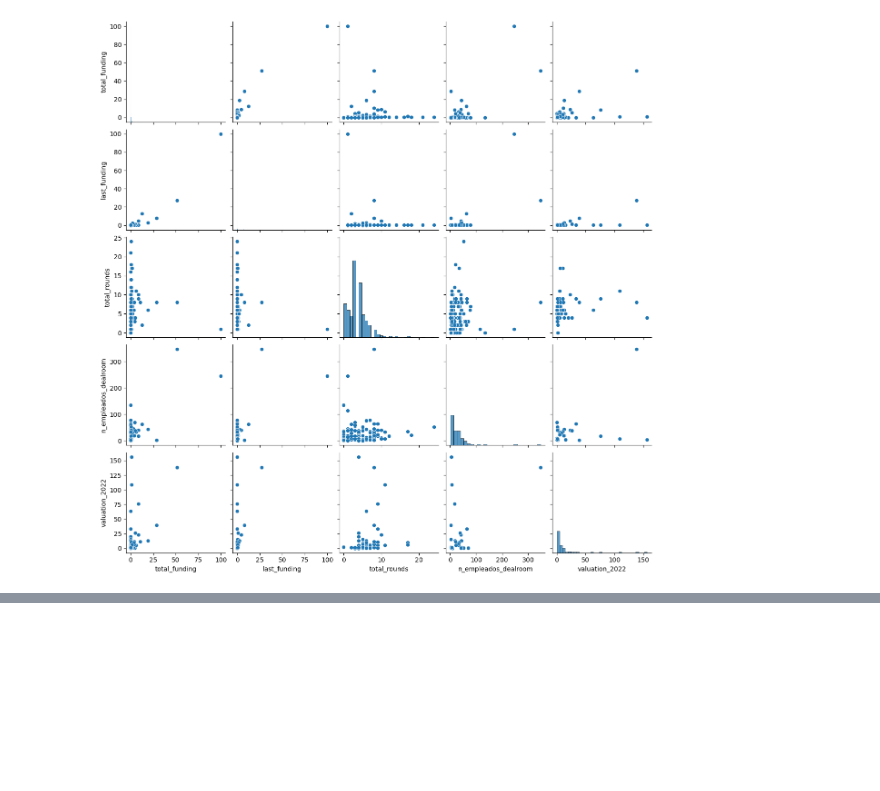
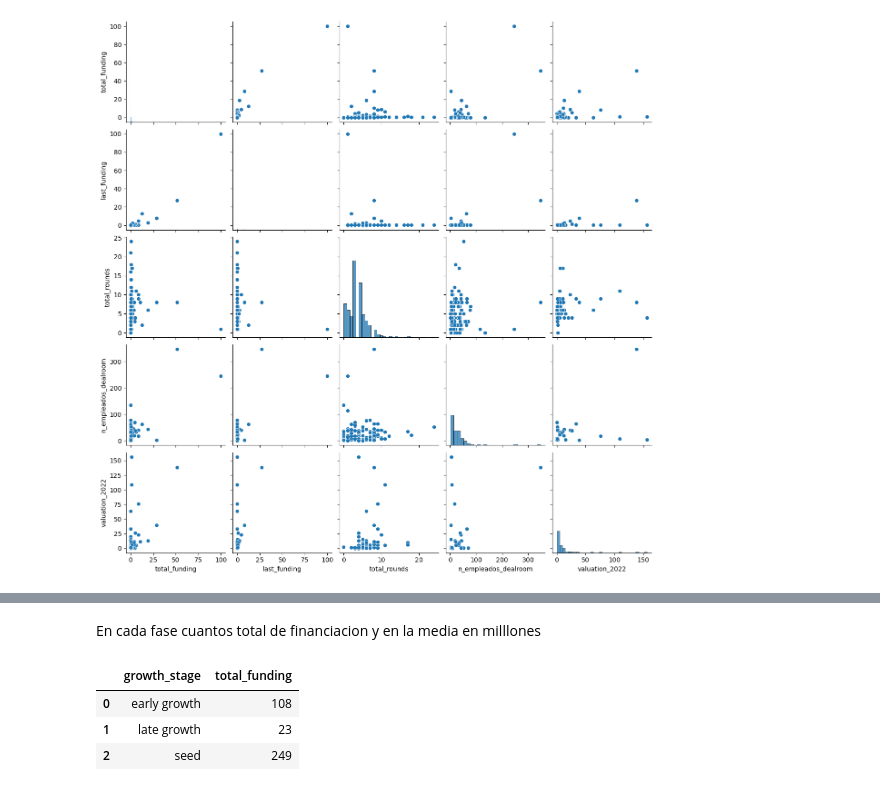
Before and after one commit to unaimleal/spri_reto_07_morado, a Jupyter notebook: Análsis descriptivo.ipynb, the cells around one changed output, grey strips where cells are left out. Cells and saved outputs as stored; diff of their text form; code cells hidden in the pictures; blank space fills up the shorter version.

```diff
--- a/Análsis descriptivo.ipynb
+++ b/Análsis descriptivo.ipynb
@@ -30,0 +40,9 @@ sns.pairplot(df_dealroom)
+# %% [markdown]
+En cada fase cuantos total de financiacion y en la media en milllones
+# %%
+df_dealroom.groupby('growth_stage')['total_funding'].count().reset_index()
+# %% [output]
+|  | growth_stage | total_funding |
+| 0 | early growth | 108 |
+| 1 | late growth | 23 |
+| 2 | seed | 249 |
```
Also changed, not shown: parts of 10 cells of this notebook.
